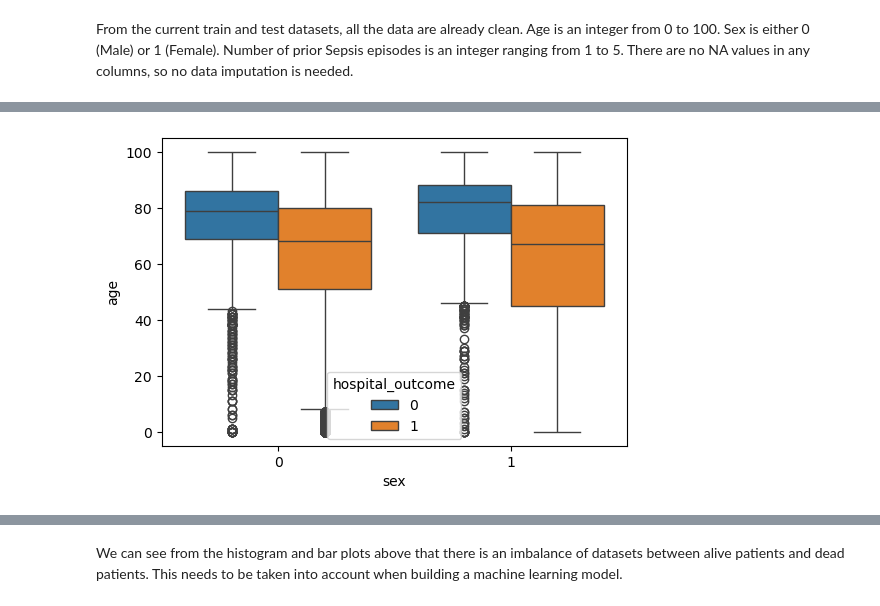
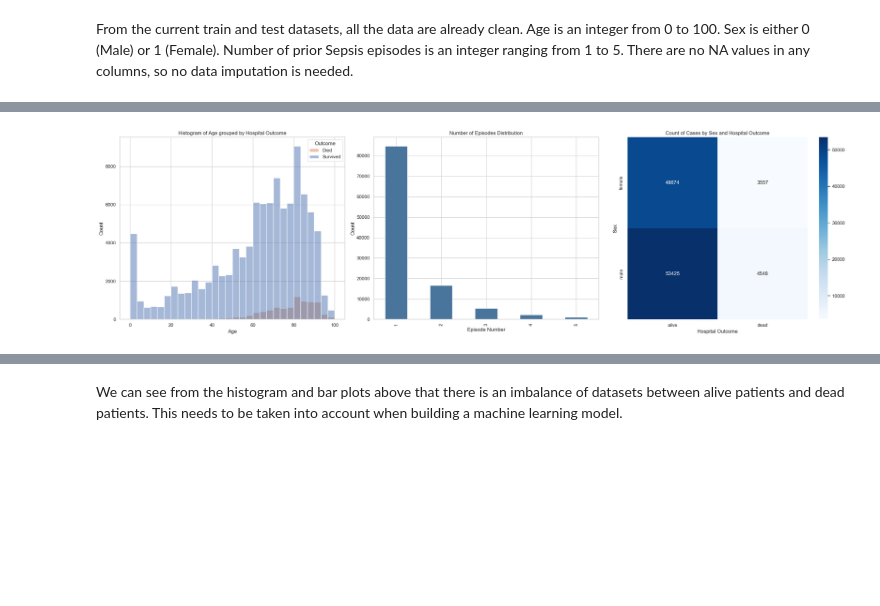
Before and after one commit to Eligoze75/Sepsis-Survival-Minimal-Clinical-Records, a Jupyter notebook: src/sepsis-predictor-report.ipynb, the cells around one changed output, grey strips where cells are left out. Drawn from its saved outputs; the diff is of its cells as text; code cells hidden in the pictures; blank space fills up the shorter version.

```diff
--- a/src/sepsis-predictor-report.ipynb
+++ b/src/sepsis-predictor-report.ipynb
@@ -141,6 +99,40 @@ plt.show()
-# %%
-plt.figure(figsize=(6, 4))
-sns.boxplot(data=train_df, x="sex", y="age", hue="hospital_outcome")
-plt.show()
-# %% [output]
-[figure, removed]
+# %%
+fig, axes = plt.subplots(1, 3, figsize=(25, 7))
+
+# Histogram of Age grouped by target
+sns.histplot(
+    data=train_df,
+    x="age",
+    hue="hospital_outcome",
+    bins=30,
+    ax=axes[0]
+    )
+axes[0].set_title("Histogram of Age grouped by Hospital Outcome")
+axes[0].set_xlabel("Age")
+axes[0].set_ylabel("Count")
+axes[0].legend(title="Outcome", labels=["Died", "Survived"])
+
+# Barplot of Number of Episodes
+train_df["episode_number"].value_counts().sort_index().plot(
+    kind="bar", color="#49759c", ax=axes[1]
+)
+axes[1].set_title("Number of Episodes Distribution")
+axes[1].set_xlabel("Episode Number")
+axes[1].set_ylabel("Count")
+
+# Heatmap: Hospital Outcome vs Sex
+pivot_sex_target = train_df.pivot_table(
+    index="sex",
+    columns="hospital_outcome",
+    aggfunc="size",
+    fill_value=0
+)
+sns.heatmap(pivot_sex_target, annot=True, fmt=".0f", cmap="Blues", ax=axes[2])
+axes[2].set_title("Count of Cases by Sex and Hospital Outcome")
+axes[2].set_xlabel("Hospital Outcome")
+axes[2].set_ylabel("Sex")
+
+plt.tight_layout()
+plt.show()
+# %% [output]
+[figure, added]
```
Also changed, not shown: parts of 19 cells of this notebook.
